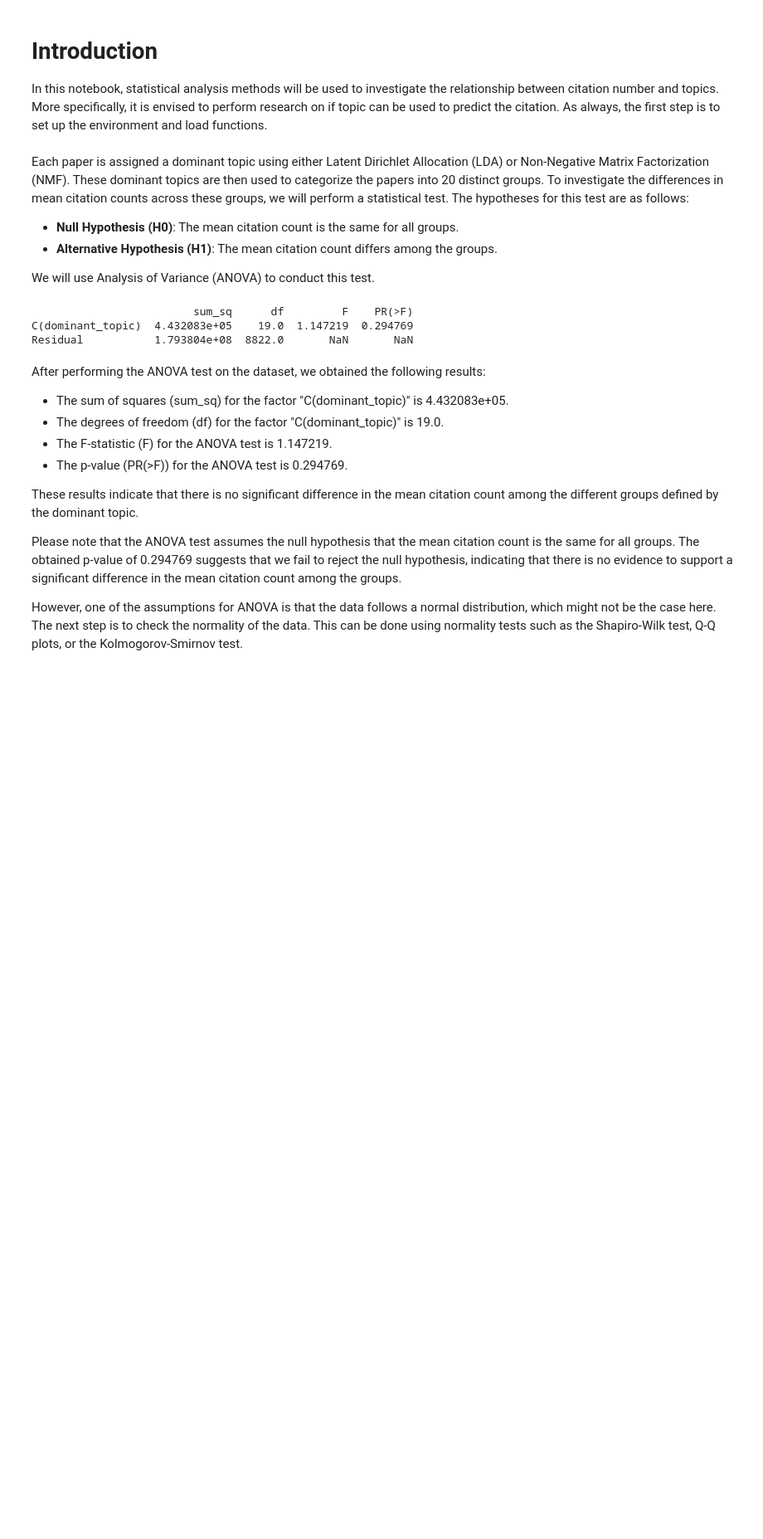
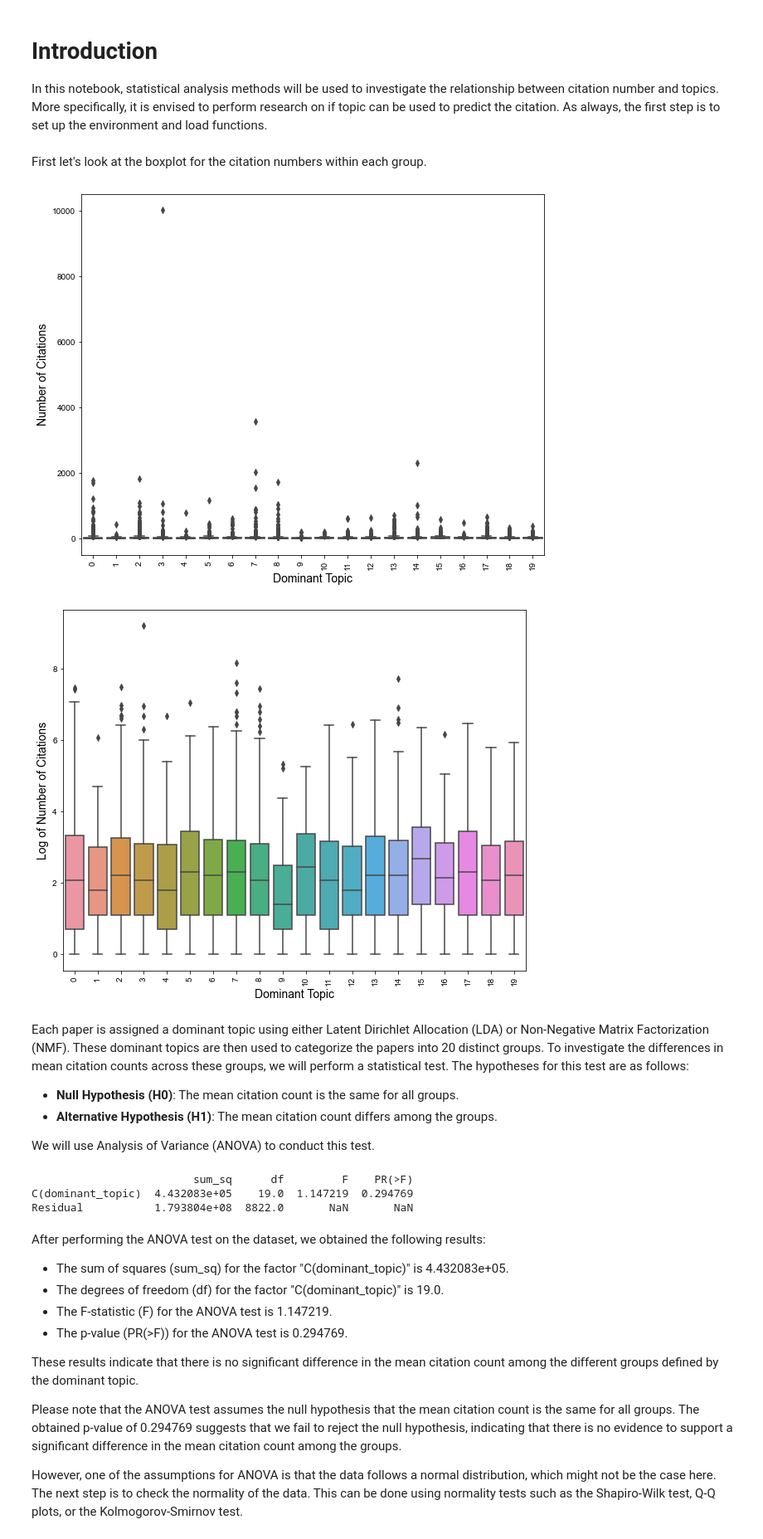
Before and after one commit to inrushtheone/VUBMasterThsis, a Jupyter notebook: Step4_StatisticalAnalysis.ipynb, the cells around one changed output. Shown: that part at 83% size. Saved outputs shown, nothing was run; the diff lists cells and outputs as text; code cells hidden in the pictures; blank space fills up the shorter version.

```diff
--- a/Step4_StatisticalAnalysis.ipynb
+++ b/Step4_StatisticalAnalysis.ipynb
@@ -12,6 +12,46 @@ with open(setup_script, 'r') as file:
 
 # Execute the setup script
 exec(setup_code)
+# %% [markdown]
+First let's look at the boxplot for the citation numbers within each group.
+# %%
+import pandas as pd
+import matplotlib.pyplot as plt
+import seaborn as sns
+import numpy as np
+
+# Read the CSV file
+file_path = 'ProcessedData/lda_for_regression.csv'  # Replace with your file path
+df = pd.read_csv(file_path)
+plt.rcParams['font.family'] = 'Arial'
+
+# Check if the necessary columns exist in the dataframe
+if 'n_citation' in df.columns and 'dominant_topic' in df.columns:
+    # Create the first box plot
+    plt.figure(figsize=(10, 8))
+    sns.boxplot(x='dominant_topic', y='n_citation', data=df)
+    #plt.title('Box Plot of n_citation by dominant_topic')
+    plt.xlabel('Dominant Topic',size='14')
+    plt.ylabel('Number of Citations',size='14')
+    plt.xticks(rotation=90)  # Rotate x labels for better readability
+    plt.show()
+
+    # Create a new column for the log of n_citation
+    df['log_n_citation'] = np.log(df['n_citation'] + 1)  # Adding 1 to avoid log(0)
+
+    # Create the second box plot for the log of n_citation
+    plt.figure(figsize=(10, 8))
+    sns.boxplot(x='dominant_topic', y='log_n_citation', data=df)
+    #plt.title('Box Plot of Log(n_citation) by dominant_topic')
+    plt.xlabel('Dominant Topic',size='14')
+    plt.ylabel('Log of Number of Citations',size='14')
+    plt.xticks(rotation=90)  # Rotate x labels for better readability
+    plt.show()
+else:
+    print("The required columns 'n_citation' and 'dominant_topic' are not present in the CSV file.")
+# %% [output]
+[figure, added]
+[figure, added]
 # %% [markdown]
 Each paper is assigned a dominant topic using either Latent Dirichlet Allocation (LDA) or Non-Negative Matrix Factorization (NMF). These dominant topics are then used to categorize the papers into 20 distinct groups. To investigate the differences in mean citation counts across these groups, we will perform a statistical test. The hypotheses for this test are as follows:
 
```
Also changed, not shown: parts of 6 cells of this notebook, 8 other files.
